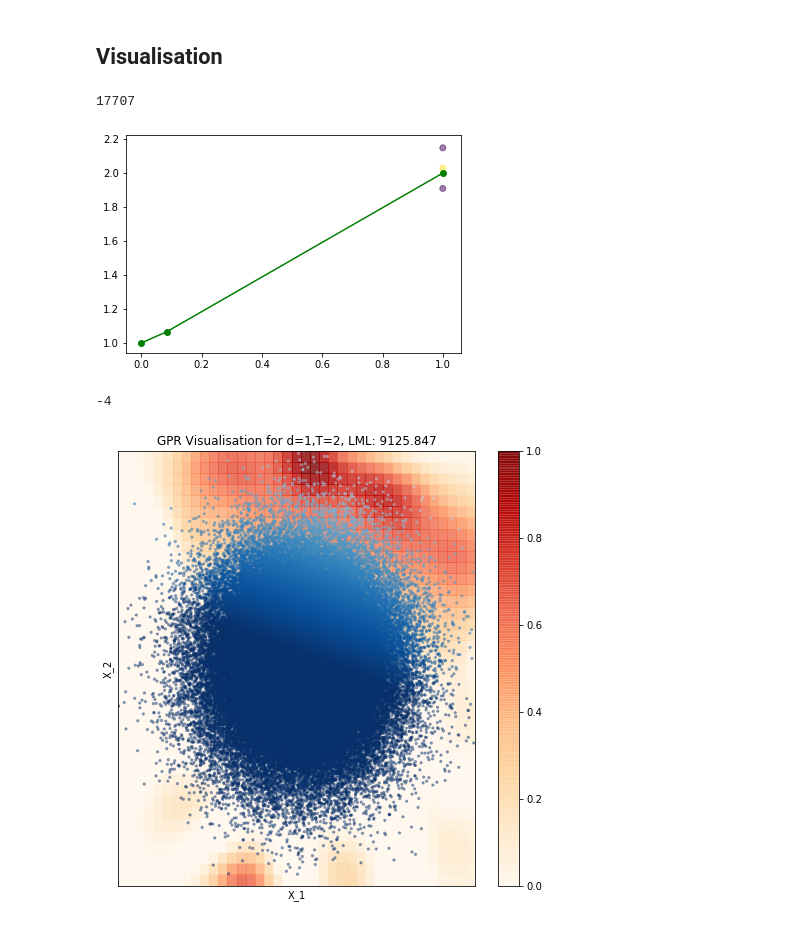
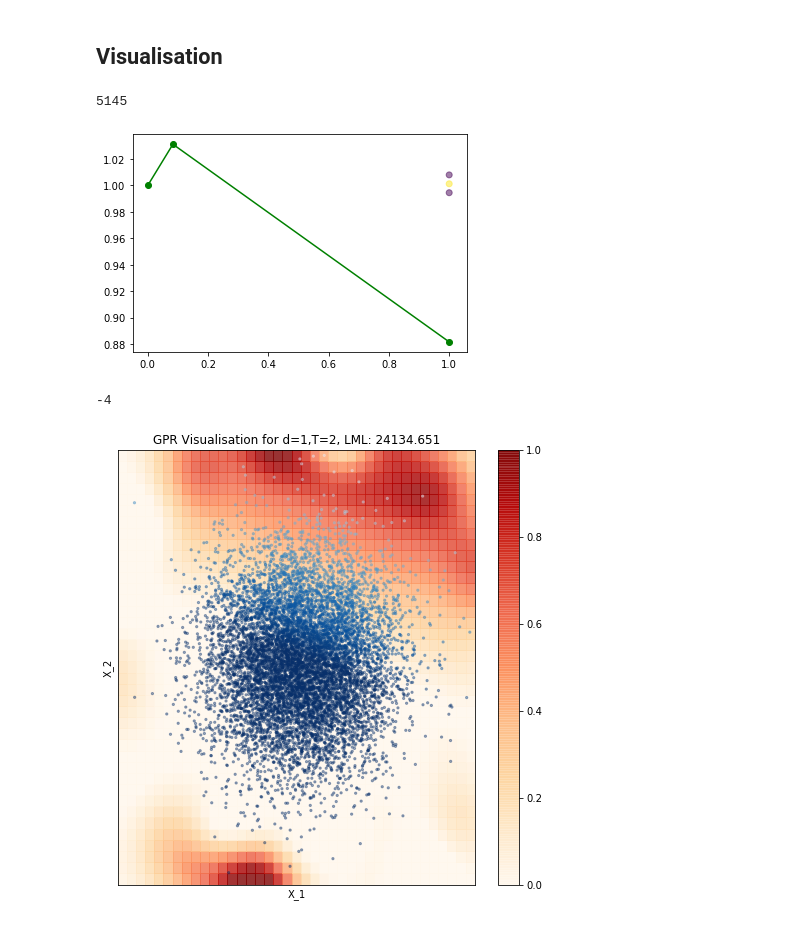
Before and after one commit to tlpss/ML-Project2, a Jupyter notebook: notebooks/#0002_reproduction_w_vis.ipynb, the cells around one changed output. Drawn from its saved outputs; the diff is of its cells as text; code cells hidden in the pictures.

Commit message:
remove old import from notebooks + do some tests with lambda for the WhiteNoise kernel

```diff
--- a/notebooks/#0002_reproduction_w_vis.ipynb
+++ b/notebooks/#0002_reproduction_w_vis.ipynb
@@ -20,7 +19,7 @@ np.random.seed(2020)
 ## Model Parameters
 # %%
 N_train = 5000
-N_test = 100000
+N_test = 30000
 d = 1
 T = 2
 # %%
@@ -82,6 +81,10 @@ Flatten_X_1_test.shape
 ## Model Fitting
 # %%
 #Model with Flatten_X_1
-m_1 = EstimatorModelBase(kernel)
+m_1 = GaussianProcessRegressor(kernel)
 m_1.fit(Flatten_X_1_train,y_train)
-fX_1 = m_1._predict_fX(Flatten_X_1_test)
+fX_1,sigma_1 = m_1.predict(Flatten_X_1_test,return_std= True)
+# %%
+indices = np.random.choice(Flatten_X_1_train.shape[0], int(N_train*1.02), replace=True)
+m_1.fit(Flatten_X_1_train[indices],y_train[indices])
+fX_2,sigma_2 = m_1.predict(Flatten_X_1_test,return_std=True)
@@ -117,47 +135,47 @@ y = y_test[index]
 S = S_test[index][0]
 vt = V_T[index]
 
-f_pred, sigma = m_1.gpr.predict(x, return_std=True)
+f_pred, sigma = m_1.predict(x, return_std=True)
 time = [0,1/12,1]
 plt.plot(time,S,"g-o")
 plt.scatter([1,1,1],[f_pred + 1-3*sigma, f_pred+1, f_pred+1+3*sigma],c=[0.9,1,0.9],alpha=0.5) ## add K
 plt.show()
 # %% [output]
-17707
+5145
-[figure, old version]
+[figure, new version]
 # %%
 #Plot Kernel
 h = 0.2
 
 x_min, x_max = -4,4
 y_min, y_max = -4,4
 xx, yy = np.meshgrid(np.arange(x_min, x_max, h),
                      np.arange(y_min, y_max, h))
 print(x_min)
 title= "GPR Visualisation for d=1,T=2"
 plt.figure(figsize=(8, 8))
 # Plot the predicted probabilities. For that, we will assign a color to
 # each point in the mesh [x_min, m_max]x[y_min, y_max].
 
-Z = m_1.gpr.predict(np.c_[xx.ravel(), yy.ravel()])
+Z = m_1.predict(np.c_[xx.ravel(), yy.ravel()])
 
 # Put the result into a color plot
 Z = Z.reshape((xx.shape[0], xx.shape[1]))
 plt.subplot(1,1,1)
 a = plt.pcolor(xx,yy,Z, vmin=0, vmax=1,cmap='OrRd',alpha=0.8)
 plt.colorbar(a)
 # Plot also the training points
 plt.scatter(X_test[:,0, 0], X_test[:,0, 1],c=1-y_test,cmap="Blues",alpha=0.4,s=5)
 plt.xlabel('X_1')
 plt.ylabel('X_2')
 plt.xlim(xx.min(), xx.max())
 plt.ylim(yy.min(), yy.max())
 plt.xticks(())
 plt.yticks(())
 plt.title("%s, LML: %.3f" %
-          (title, m_1.gpr.log_marginal_likelihood(m_1.gpr.kernel_.theta)))
+          (title, m_1.log_marginal_likelihood(m_1.kernel_.theta)))
 
 plt.show()
 # %% [output]
 -4
-[figure, old version]
+[figure, new version]
```
Also changed, not shown: parts of 7 cells of this notebook, 1 other file.
